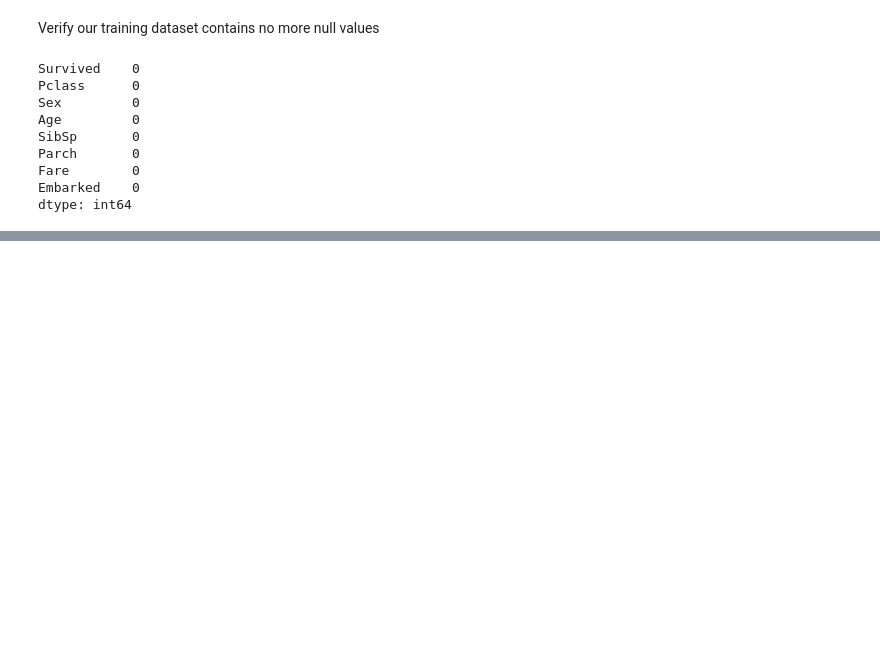
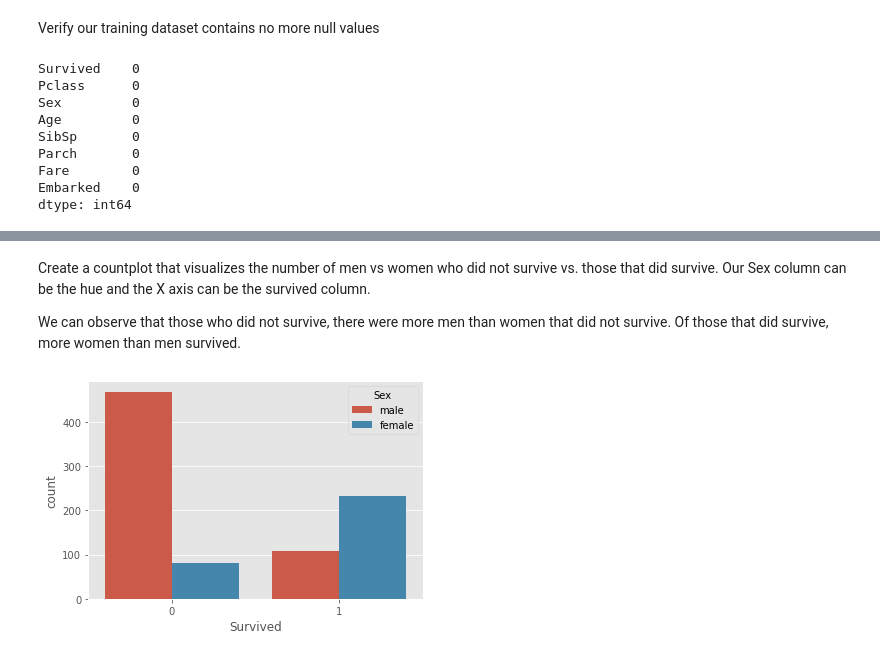
Before and after one commit to mwiginton/python-machine-learning-samples, a Jupyter notebook: logistic_regression_titanic_sample.ipynb, the cells around one changed output, grey strips where cells are left out. Drawn from its saved outputs; the diff is of its cells as text; code cells hidden in the pictures; blank space fills up the shorter version.

```diff
--- a/logistic_regression_titanic_sample.ipynb
+++ b/logistic_regression_titanic_sample.ipynb
@@ -189,0 +327,8 @@ dtype: int64
+# %% [markdown]
+Create a countplot that visualizes the number of men vs women who did not survive vs. those that did survive. Our Sex column can be the hue and the X axis can be the survived column.
+
+We can observe that those who did not survive, there were more men than women that did not survive. Of those that did survive, more women than men survived.
+# %%
+ax = sns.countplot(x="Survived", hue="Sex", data=train_copy)
+# %% [output]
+[figure, added]
```
Also changed, not shown: parts of 51 cells of this notebook.
